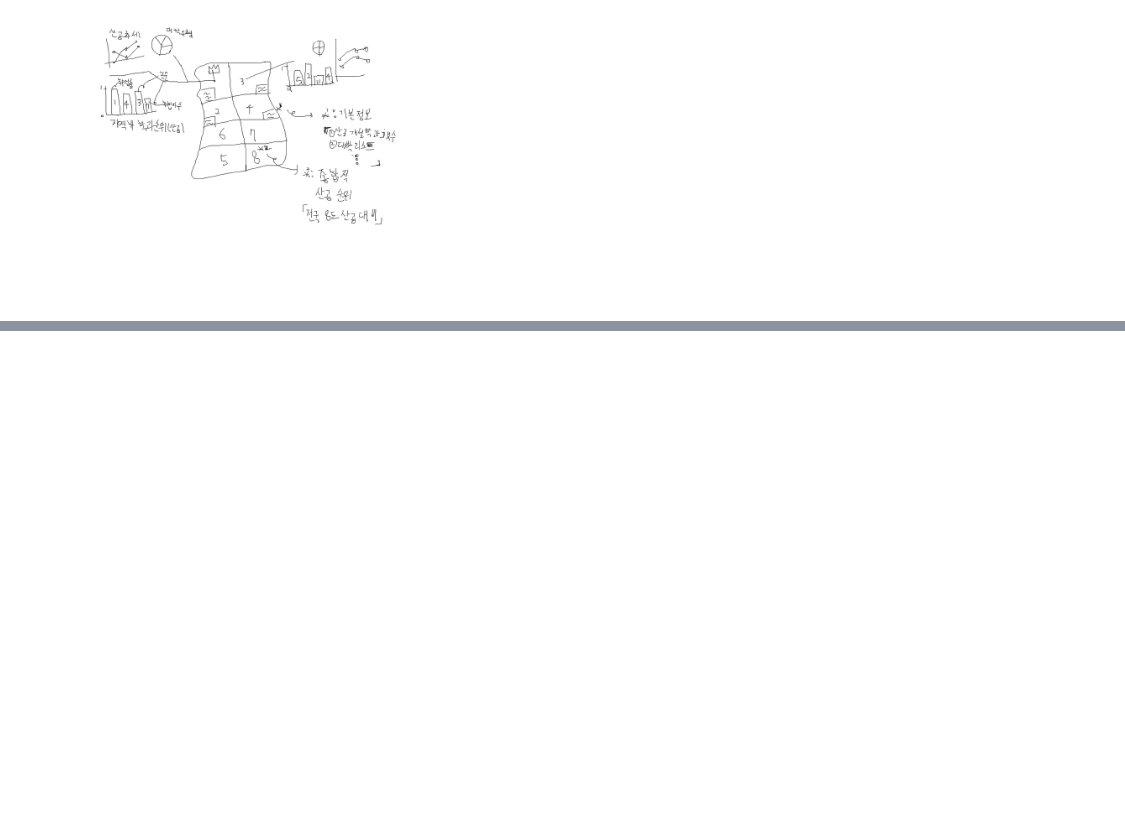
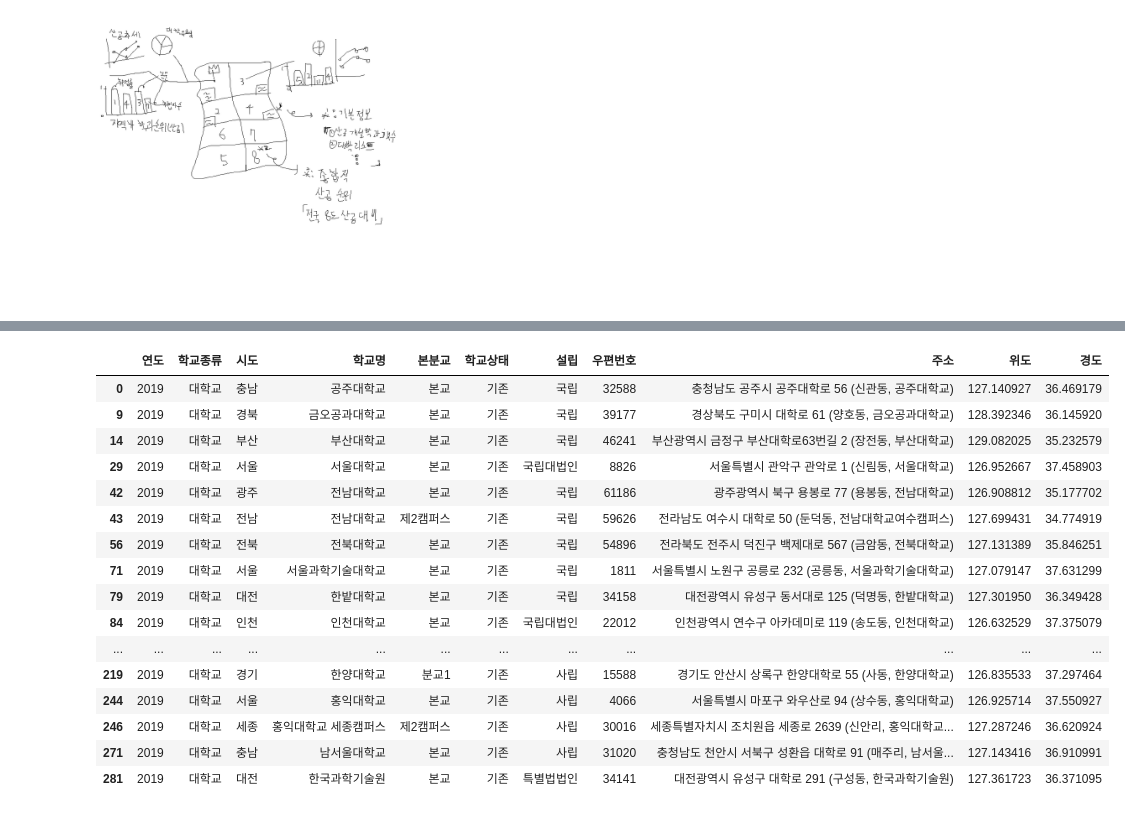
Before and after one commit to HWANG-HOE-SUN/Univ.Project, a Jupyter notebook: 대학자료분석/대학알리미_자료분석.ipynb, the cells around one changed output, grey strips where cells are left out. Drawn from its saved outputs; the diff is of its cells as text; code cells hidden in the pictures; blank space fills up the shorter version.

```diff
--- a/대학자료분석/대학알리미_자료분석.ipynb
+++ b/대학자료분석/대학알리미_자료분석.ipynb
@@ -1164,0 +1184,3 @@ import missingno as ms
+# %%
+주소 = pd.read_excel('/content/2019년+10월+1일+기준+고등교육기관+주소록(24개대학).xlsx',sheet_name='Sheet2')
+주소.head()
@@ -1164,0 +1194,21 @@ import missingno as ms
+# %%
+주소_df = 주소[((주소['학교종류']=='대학교')|(주소['학교종류']=='산업대학'))&(주소['학교상태']!='폐교')] # 한국교통대학은 없음(안보임)
+주소_df
+# %% [output]
+|  | 연도 | 학교종류 | 시도 | 학교명 | 본분교 | 학교상태 | 설립 | 우편번호 | 주소 | 위도 | 경도 |
+| 0 | 2019 | 대학교 | 충남 | 공주대학교 | 본교 | 기존 | 국립 | 32588 | 충청남도 공주시 공주대학로 56 (신관동, 공주대학교) | 127.140927 | 36.469179 |
+| 9 | 2019 | 대학교 | 경북 | 금오공과대학교 | 본교 | 기존 | 국립 | 39177 | 경상북도 구미시 대학로 61 (양호동, 금오공과대학교) | 128.392346 | 36.145920 |
+| 14 | 2019 | 대학교 | 부산 | 부산대학교 | 본교 | 기존 | 국립 | 46241 | 부산광역시 금정구 부산대학로63번길 2 (장전동, 부산대학교) | 129.082025 | 35.232579 |
+| 29 | 2019 | 대학교 | 서울 | 서울대학교 | 본교 | 기존 | 국립대법인 | 8826 | 서울특별시 관악구 관악로 1 (신림동, 서울대학교) | 126.952667 | 37.458903 |
+| 42 | 2019 | 대학교 | 광주 | 전남대학교 | 본교 | 기존 | 국립 | 61186 | 광주광역시 북구 용봉로 77 (용봉동, 전남대학교) | 126.908812 | 35.177702 |
+| 43 | 2019 | 대학교 | 전남 | 전남대학교 | 제2캠퍼스 | 기존 | 국립 | 59626 | 전라남도 여수시 대학로 50 (둔덕동, 전남대학교여수캠퍼스) | 127.699431 | 34.774919 |
+| 56 | 2019 | 대학교 | 전북 | 전북대학교 | 본교 | 기존 | 국립 | 54896 | 전라북도 전주시 덕진구 백제대로 567 (금암동, 전북대학교) | 127.131389 | 35.846251 |
+| 71 | 2019 | 대학교 | 서울 | 서울과학기술대학교 | 본교 | 기존 | 국립 | 1811 | 서울특별시 노원구 공릉로 232 (공릉동, 서울과학기술대학교) | 127.079147 | 37.631299 |
+| 79 | 2019 | 대학교 | 대전 | 한밭대학교 | 본교 | 기존 | 국립 | 34158 | 대전광역시 유성구 동서대로 125 (덕명동, 한밭대학교) | 127.301950 | 36.349428 |
+| 84 | 2019 | 대학교 | 인천 | 인천대학교 | 본교 | 기존 | 국립대법인 | 22012 | 인천광역시 연수구 아카데미로 119 (송도동, 인천대학교) | 126.632529 | 37.375079 |
+| ... | ... | ... | ... | ... | ... | ... | ... | ... | ... | ... | ... |
+| 219 | 2019 | 대학교 | 경기 | 한양대학교 | 분교1 | 기존 | 사립 | 15588 | 경기도 안산시 상록구 한양대학로 55 (사동, 한양대학교) | 126.835533 | 37.297464 |
+| 244 | 2019 | 대학교 | 서울 | 홍익대학교 | 본교 | 기존 | 사립 | 4066 | 서울특별시 마포구 와우산로 94 (상수동, 홍익대학교) | 126.925714 | 37.550927 |
+| 246 | 2019 | 대학교 | 세종 | 홍익대학교 세종캠퍼스 | 제2캠퍼스 | 기존 | 사립 | 30016 | 세종특별자치시 조치원읍 세종로 2639 (신안리, 홍익대학교... | 127.287246 | 36.620924 |
+| 271 | 2019 | 대학교 | 충남 | 남서울대학교 | 본교 | 기존 | 사립 | 31020 | 충청남도 천안시 서북구 성환읍 대학로 91 (매주리, 남서울... | 127.143416 | 36.910991 |
+| 281 | 2019 | 대학교 | 대전 | 한국과학기술원 | 본교 | 기존 | 특별법법인 | 34141 | 대전광역시 유성구 대학로 291 (구성동, 한국과학기술원) | 127.361723 | 36.371095 |
```
Also changed, not shown: parts of 20 cells of this notebook.
